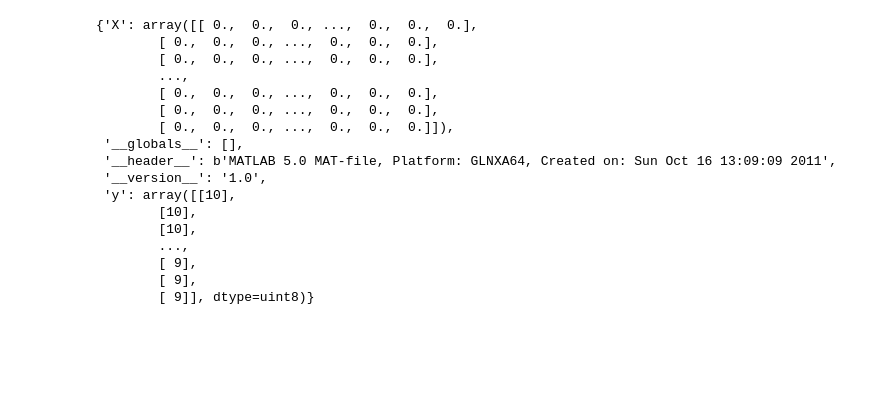
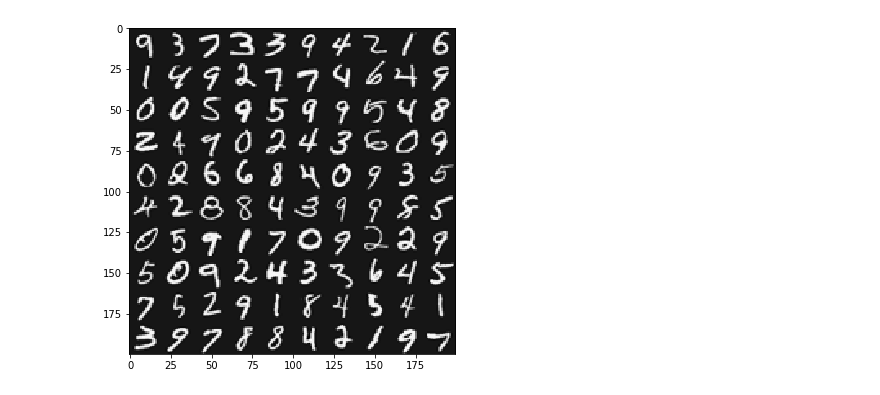
Before and after one commit to frolovconst/PyLearning, a Jupyter notebook: ang/Week4/exercise/ex3.ipynb, the cells around one changed output. Cells and saved outputs as stored; diff of their text form; code cells hidden in the pictures; blank space fills up the shorter version.

```diff
--- a/ang/Week4/exercise/ex3.ipynb
+++ b/ang/Week4/exercise/ex3.ipynb
@@ -8,20 +13,12 @@ data = loadmat('ex3data1')
-# %%
-data
-# %% [output]
-{'X': array([[ 0.,  0.,  0., ...,  0.,  0.,  0.],
-        [ 0.,  0.,  0., ...,  0.,  0.,  0.],
-        [ 0.,  0.,  0., ...,  0.,  0.,  0.],
-        ...,
-        [ 0.,  0.,  0., ...,  0.,  0.,  0.],
-        [ 0.,  0.,  0., ...,  0.,  0.,  0.],
-        [ 0.,  0.,  0., ...,  0.,  0.,  0.]]),
- '__globals__': [],
- '__header__': b'MATLAB 5.0 MAT-file, Platform: GLNXA64, Created on: Sun Oct 16 13:09:09 2011',
- '__version__': '1.0',
- 'y': array([[10],
-        [10],
-        [10],
-        ...,
-        [ 9],
-        [ 9],
-        [ 9]], dtype=uint8)}
+# %%
+data = loadmat('ex3data1', mat_dtype=True)
+X = data['X']
+y = data['y']
+m = X.shape[0]
+# %%
+rand_indicies = np.random.randint(0, high=m-1, size=(100))
+sel = X[rand_indicies]
+# %%
+ex3_functions.displayData(np.insert(X,0,1,axis=1), y, indices_to_display=rand_indicies)
+# %% [output]
+[figure, added]
```
Also changed, not shown: parts of 5 cells of this notebook, 2 other files.
